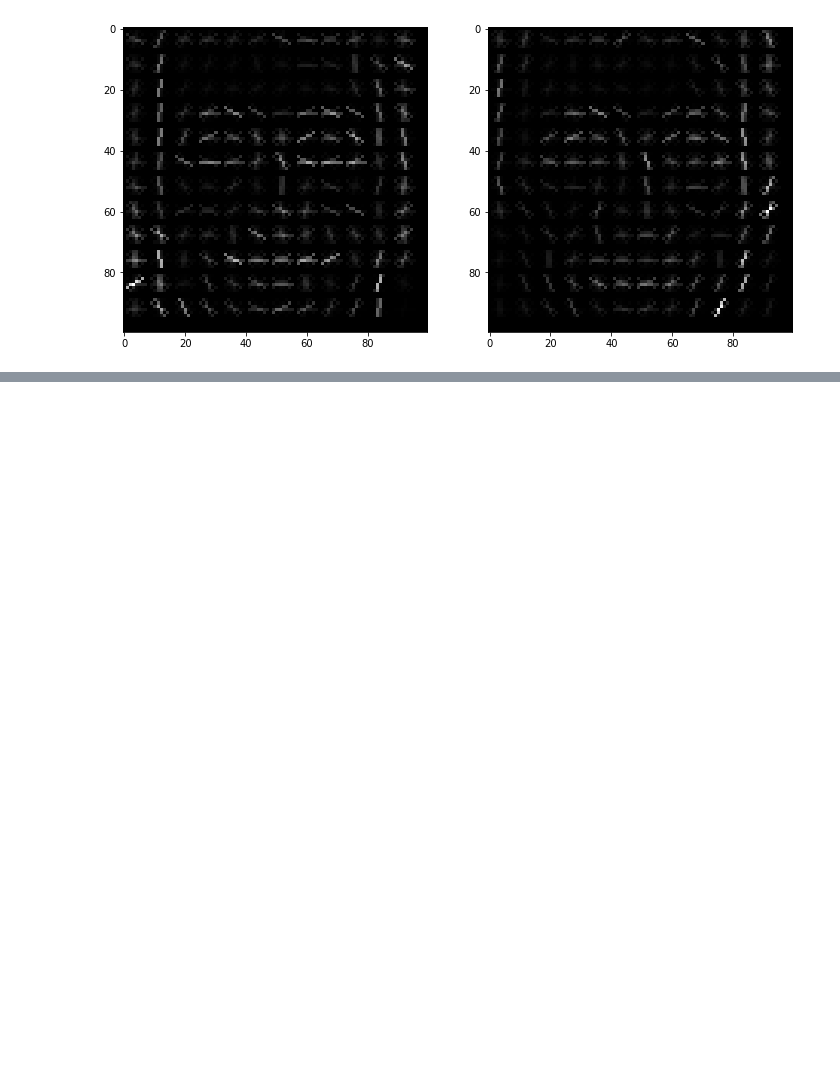
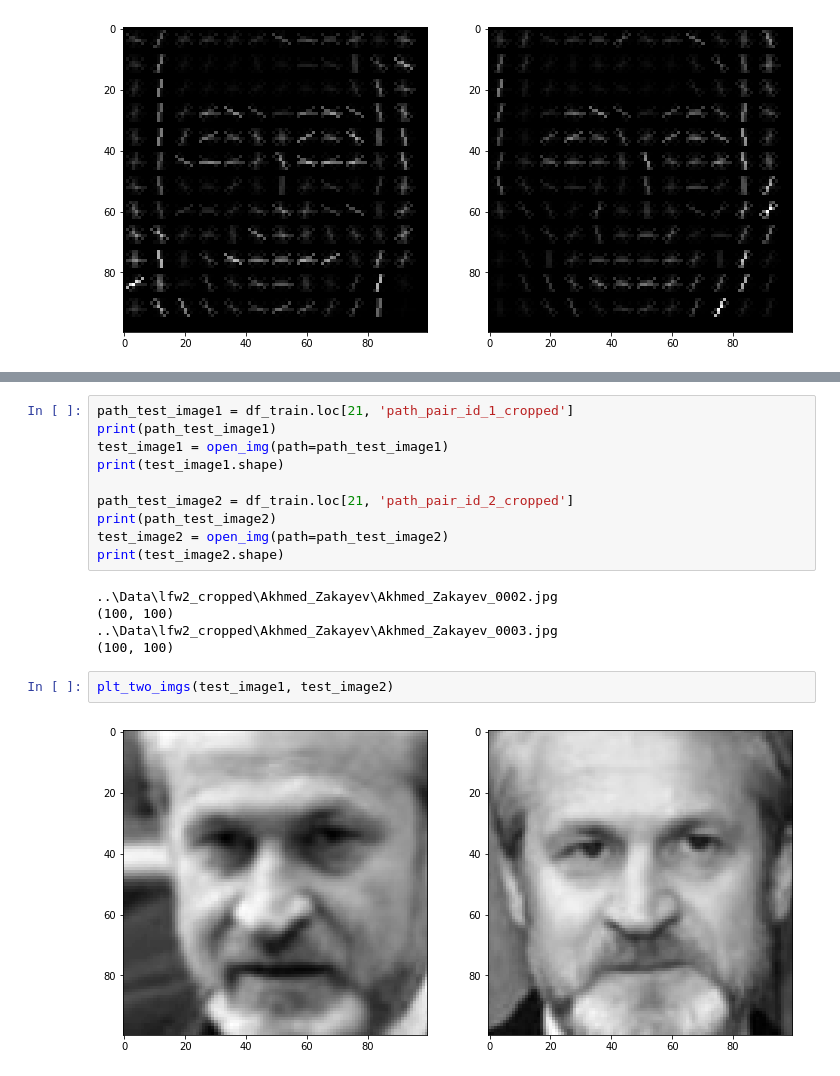
Before and after one commit to bkemmer/custom_cnn, a Jupyter notebook: notebooks/initialpreprocessing.ipynb, the cells around one changed output, grey strips where cells are left out. Drawn from its saved outputs; the diff is of its cells as text; blank space fills up the shorter version.

```diff
--- a/notebooks/initialpreprocessing.ipynb
+++ b/notebooks/initialpreprocessing.ipynb
@@ -584,0 +584,19 @@ np.sum(np.abs(hog_vec_1, hog_vec_2))
+# %%
+path_test_image1 = df_train.loc[21, 'path_pair_id_1_cropped']
+print(path_test_image1)
+test_image1 = open_img(path=path_test_image1)
+print(test_image1.shape)
+
+path_test_image2 = df_train.loc[21, 'path_pair_id_2_cropped']
+print(path_test_image2)
+test_image2 = open_img(path=path_test_image2)
+print(test_image2.shape)
+# %% [output]
+..\Data\lfw2_cropped\Akhmed_Zakayev\Akhmed_Zakayev_0002.jpg
+(100, 100)
+..\Data\lfw2_cropped\Akhmed_Zakayev\Akhmed_Zakayev_0003.jpg
+(100, 100)
+# %%
+plt_two_imgs(test_image1, test_image2)
+# %% [output]
+[figure, added]
```
Also changed, not shown: parts of 38 cells of this notebook.
